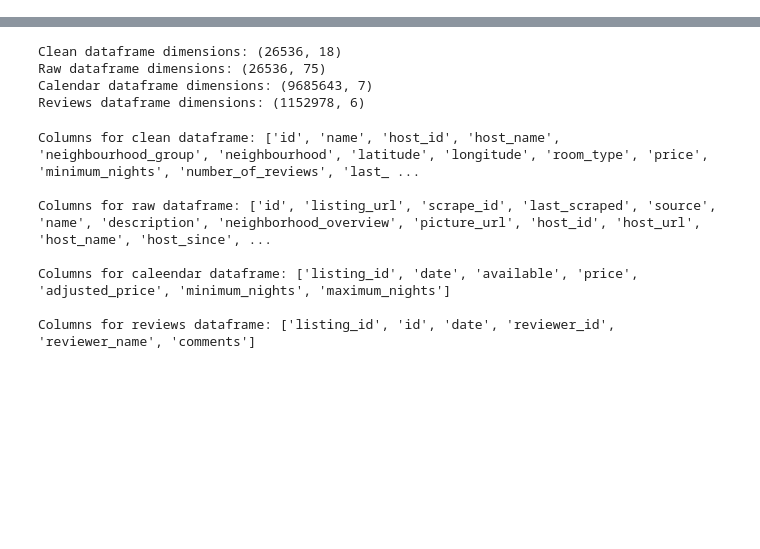
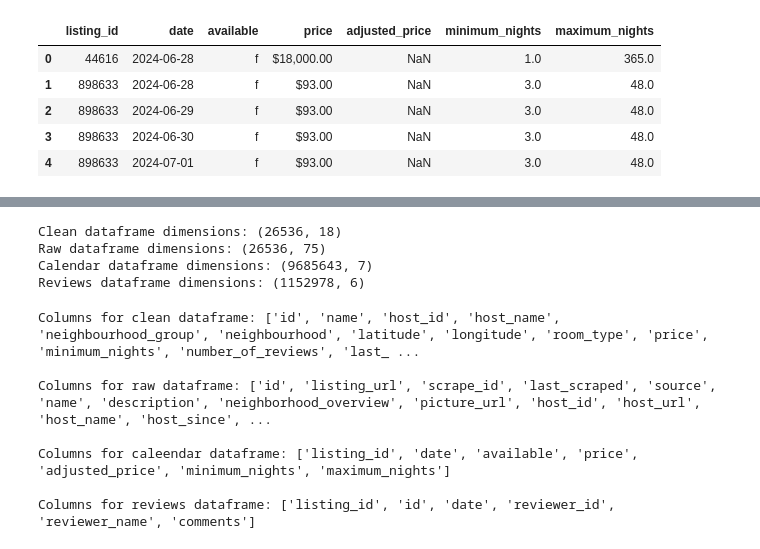
Before and after one commit to leonfgz48/Mineria_de_Datos_Proyecto, a Jupyter notebook: EDA_airbnb.ipynb, the cells around one changed output, grey strips where cells are left out. Drawn from its saved outputs; the diff is of its cells as text; code cells hidden in the pictures; blank space fills up the shorter version.

```diff
--- a/EDA_airbnb.ipynb
+++ b/EDA_airbnb.ipynb
@@ -17,3 +17,12 @@ clean_list.head()
 | 2 | 44616 | CONDESA HAUS B&B | 196253 | Fernando | NaN | Cuauhtémoc | 19.41162 | -99.17794 | ... |
 | 3 | 913084 | 15 blocks from Paseo de la Reforma | 4647293 | Martina | NaN | Miguel Hidalgo | 19.43956 | -99.17263 | ... |
 | 4 | 67703 | 2 bedroom apt. deco bldg, Condesa | 334451 | Nicholas | NaN | Cuauhtémoc | 19.41152 | -99.16857 | ... |
+# %%
+calendar_data.head()
+# %% [output]
+|  | listing_id | date | available | price | adjusted_price | minimum_nights | maximum_nights |
+| 0 | 44616 | 2024-06-28 | f | $18,000.00 | NaN | 1.0 | 365.0 |
+| 1 | 898633 | 2024-06-28 | f | $93.00 | NaN | 3.0 | 48.0 |
+| 2 | 898633 | 2024-06-29 | f | $93.00 | NaN | 3.0 | 48.0 |
+| 3 | 898633 | 2024-06-30 | f | $93.00 | NaN | 3.0 | 48.0 |
+| 4 | 898633 | 2024-07-01 | f | $93.00 | NaN | 3.0 | 48.0 |
```
Also changed, not shown: parts of 4 cells of this notebook.
